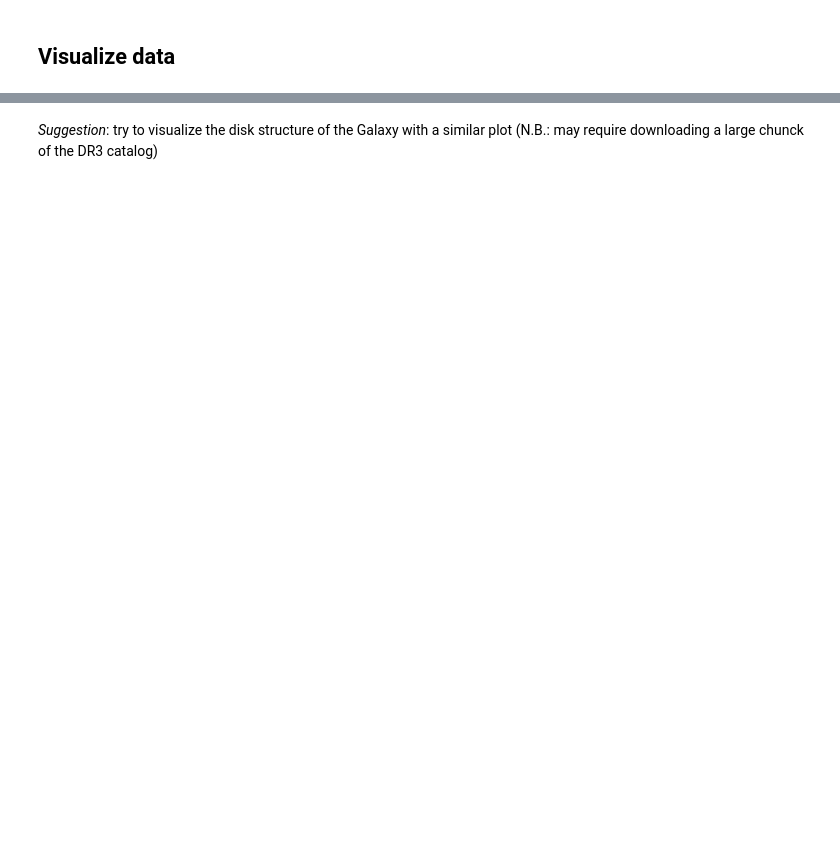
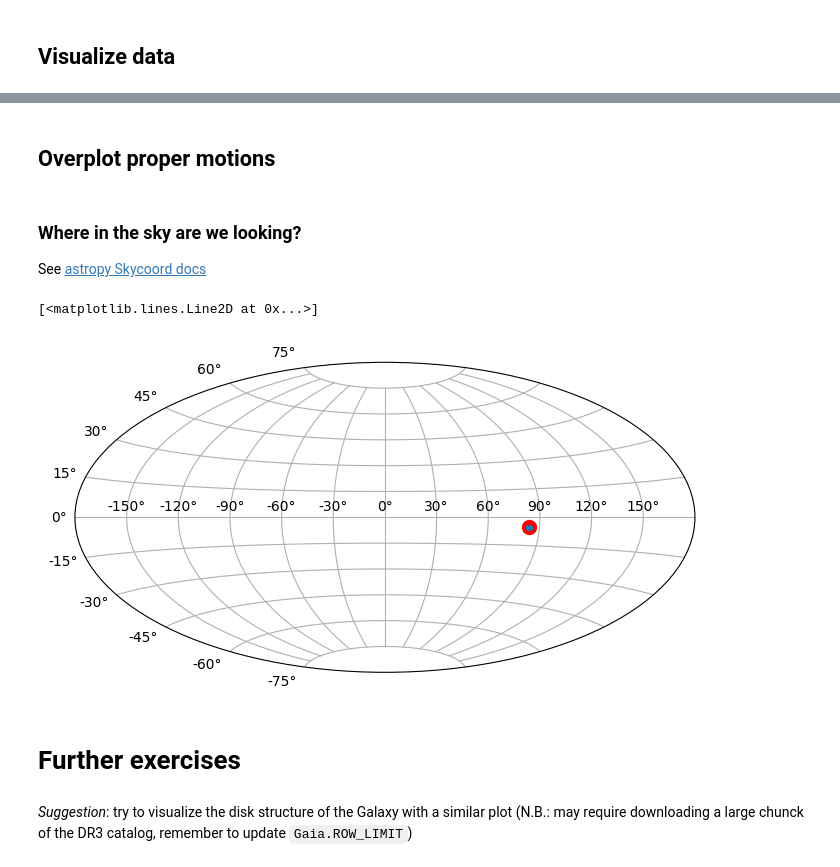
Before and after one commit to mathren/MfA_runaways, a Jupyter notebook: data/explore_Gaia_dr3_catalog.ipynb, the cells around one changed output, grey strips where cells are left out. Cells and saved outputs as stored; diff of their text form; code cells hidden in the pictures; blank space fills up the shorter version.

```diff
--- a/data/explore_Gaia_dr3_catalog.ipynb
+++ b/data/explore_Gaia_dr3_catalog.ipynb
@@ -110,6 +170,25 @@ ax.errorbar(ra_rad, dec_rad, yerr = dec_err.value , xerr=ra_err.value, lw=0, eli
+# %% [markdown]
+## Overplot proper motions
+# %% [markdown]
+### Where in the sky are we looking?
+
+See [astropy Skycoord docs](https://docs.astropy.org/en/stable/coordinates/skycoord.html)
+# %%
+# see where in the Galaxy we are plotting things
+fig = plt.figure(figsize=(8,4.2))
+ax = fig.add_subplot(111, projection="aitoff")
+ax.grid(True)
+ax.plot(ra_rad, dec_rad, 'o', markersize=2, alpha=0.3)
+ax.plot(orion_im_ra.to(u.radian), orion_im_dec.to(u.radian), markersize=10, zorder=0, c='r', marker='o')
+# %% [output]
+[<matplotlib.lines.Line2D at 0x...>]
+[figure, added]
+# %% [markdown]
+# Further exercises
 # %% [markdown]
 *Suggestion*: try to visualize the disk structure of the Galaxy with a
-similar plot (N.B.: may require downloading a large chunck of the DR3 catalog)
+similar plot (N.B.: may require downloading a large chunck of the DR3
+catalog, remember to update `Gaia.ROW_LIMIT`)
 # %%
 # Limit number of stars!!
 Gaia.ROW_LIMIT = 10
```
Also changed, not shown: parts of 15 cells of this notebook, 1 other file.
